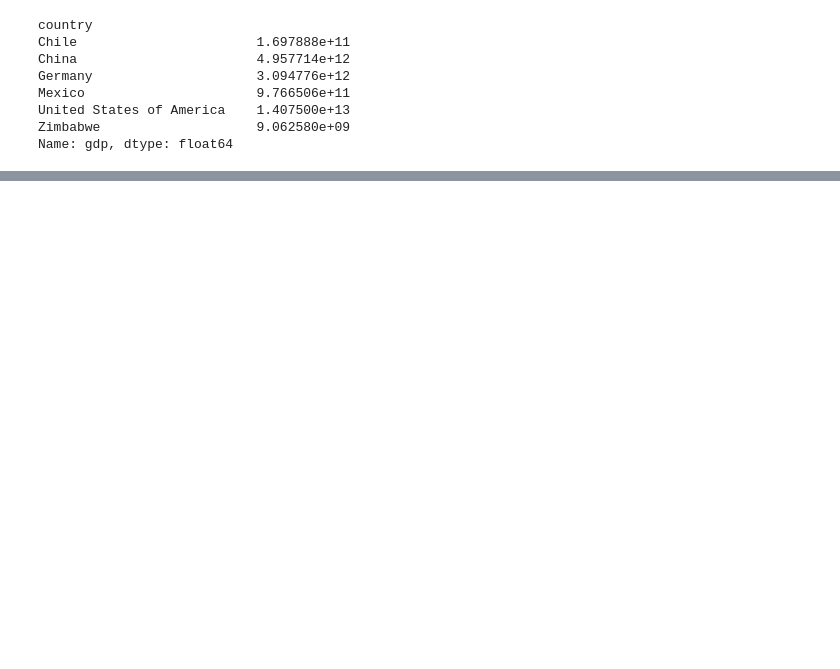
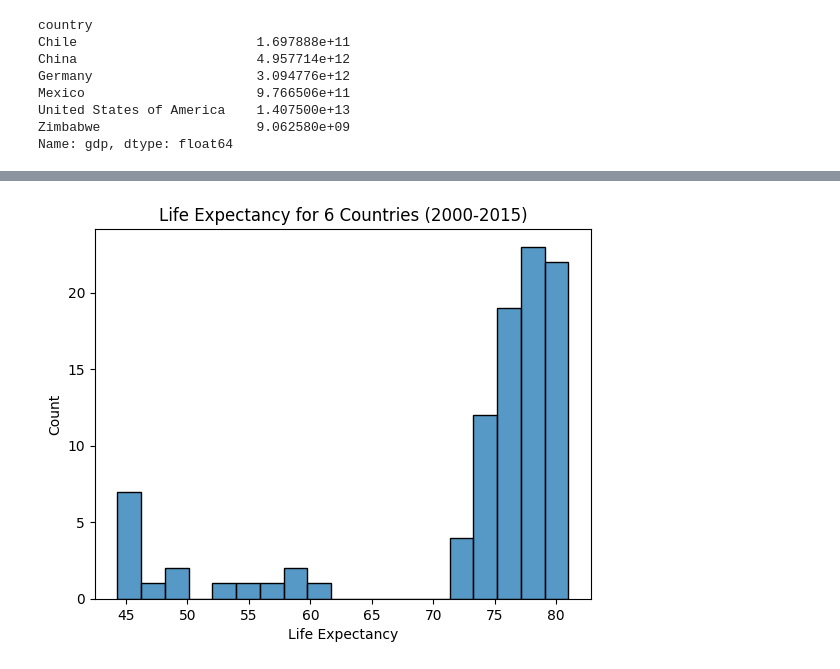
Before and after one commit to aleafonthewind42/life-expectancy-project-codecademy, a Jupyter notebook: life_expectancy_gdp.ipynb, the cells around one changed output, grey strips where cells are left out. Cells and saved outputs as stored; diff of their text form; code cells hidden in the pictures; blank space fills up the shorter version.

```diff
--- a/life_expectancy_gdp.ipynb
+++ b/life_expectancy_gdp.ipynb
@@ -47,0 +59,7 @@ Name: gdp, dtype: float64
+# %%
+sns.histplot(data = data, x = 'life_expectancy')
+plt.title('Life Expectancy for 6 Countries (2000-2015)')
+plt.xlabel('Life Expectancy')
+plt.show()
+# %% [output]
+[figure, added]
```
Also changed, not shown: parts of 18 cells of this notebook.
